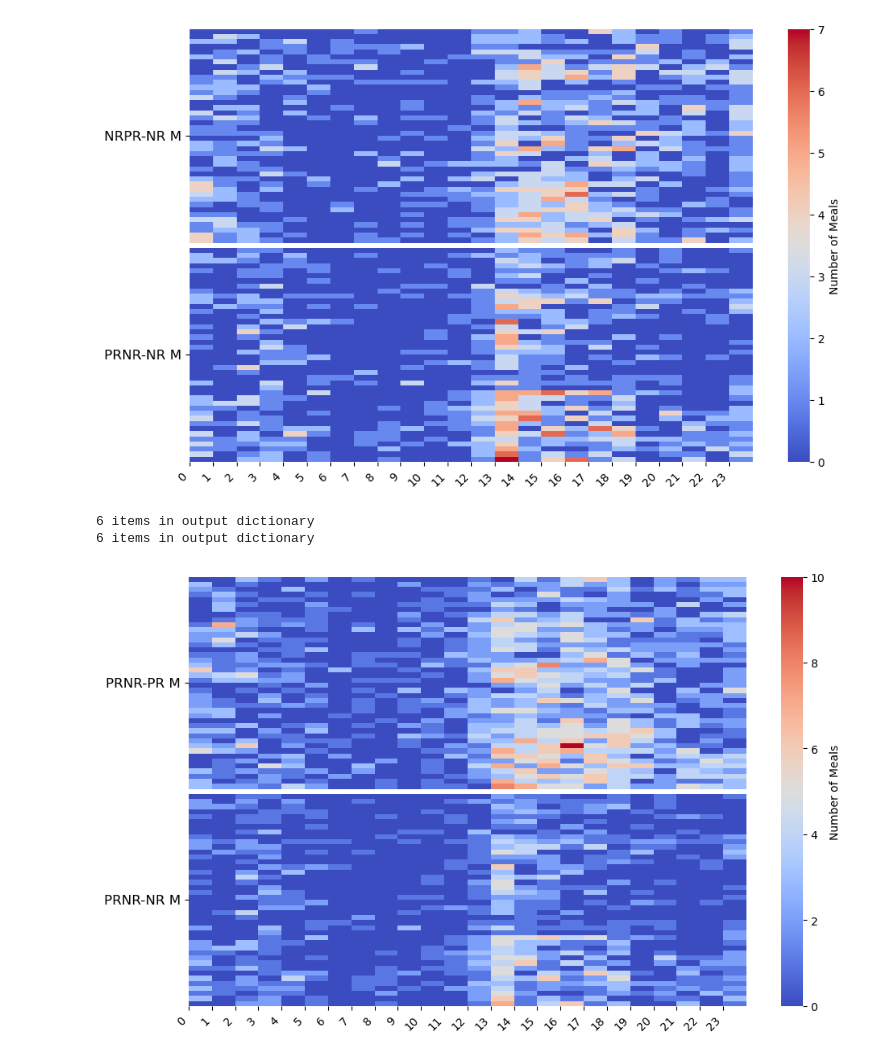
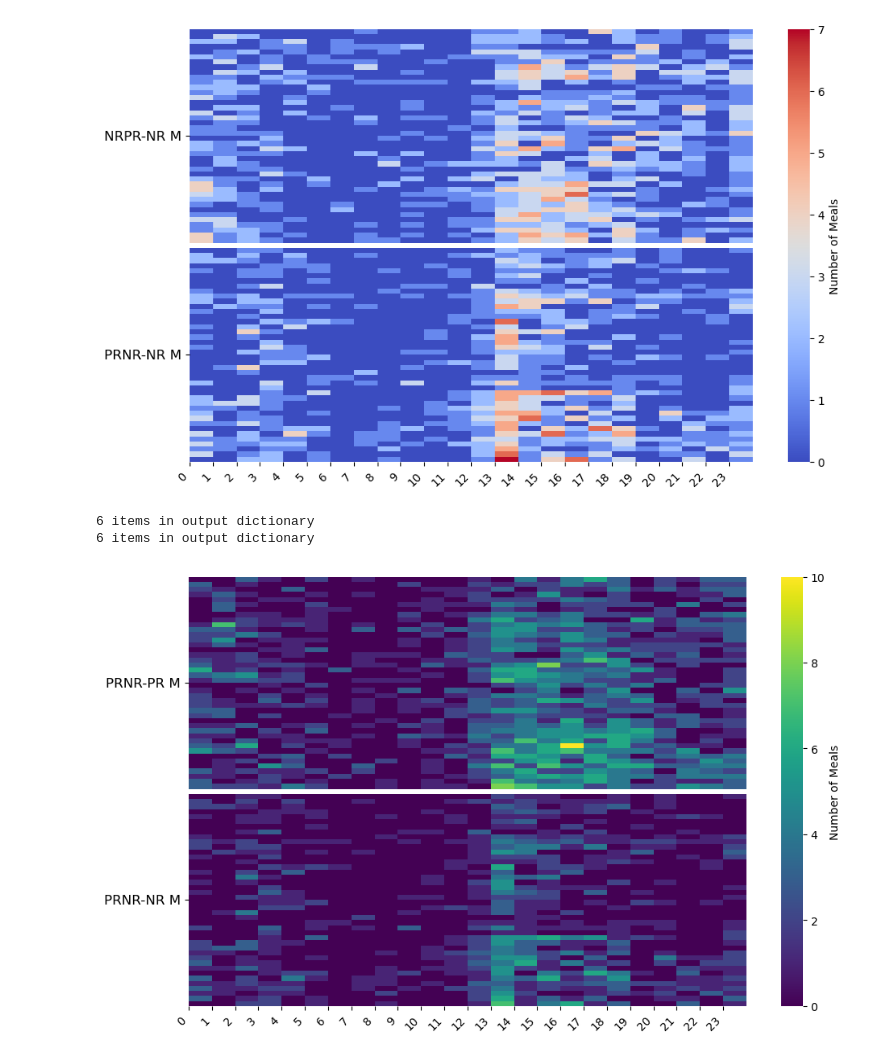
Before and after one commit to Htbibalan/FEDProtein, a Jupyter notebook: notebooks/FEDPROTEIN_NEW_MEAL_PLOTTING_UPDATE_V1.ipynb, the cells around one changed output. Drawn from its saved outputs; the diff is of its cells as text; code cells hidden in the pictures.

Commit message:
heatmap_update
females and males meal heatmap updated

```diff
--- a/notebooks/FEDPROTEIN_NEW_MEAL_PLOTTING_UPDATE_V1.ipynb
+++ b/notebooks/FEDPROTEIN_NEW_MEAL_PLOTTING_UPDATE_V1.ipynb
@@ -2841,36 +2942,36 @@ def hourly_meals_heatmap(data1, data2, ax=None, labels=["NRPR-NR M", "PRNR-NR M"
     data_matrix = np.vstack([hourly_meals1, padding, hourly_meals2])
 
     # Create the heatmap
-    sns.heatmap(data_matrix, ax=ax, cmap="coolwarm", cbar_kws={'label': 'Number of Meals'}, **kwargs)
+    sns.heatmap(data_matrix, ax=ax, cmap="viridis", cbar_kws={'label': 'Number of Meals'}, **kwargs)
 
     # Set Y-tick labels and positions, ensuring separation
     ax.set_yticks([hourly_meals1.shape[0] / 2, hourly_meals1.shape[0] + 1 + hourly_meals2.shape[0] / 2])
     ax.set_yticklabels(labels, rotation=0, va="center", fontsize=12)
 
     # Set X-axis ticks (hour of the day)
     ax.set_xticks(np.arange(0, 24, tick_step))
     ax.set_xticklabels([str(i) for i in range(24)], rotation=45, ha='right')
 
     # Adjust layout to avoid label overlapping
     plt.tight_layout()
 
     return ax
 
 # Fetching the hourly meals data for NRPR-NR and PRNR-NR male mice
 nrpr_male_selector = {"order": 1, "sex": "M"}
 prnr_male_selector = {"order": 2, "sex": "M"}
 
 pr_hourly_meals_m_prnr = get_data_fields(mice, ["pr_hourly_meals"], prnr_male_selector)
 nr_hourly_meals_m_prnr = get_data_fields(mice, ["nr_hourly_meals"], prnr_male_selector)
 
 # Plotting the heatmap
 fig, ax = plt.subplots(figsize=(10, 6))
 
 hourly_meals_heatmap(pr_hourly_meals_m_prnr, nr_hourly_meals_m_prnr, ax=ax,
                      labels=["PRNR-PR M", "PRNR-NR M"], tick_step=1)
 
 plt.show()
 # %% [output]
 6 items in output dictionary
 6 items in output dictionary
-[figure, old version]
+[figure, new version]
```
Also changed, not shown: parts of 4 cells of this notebook.
